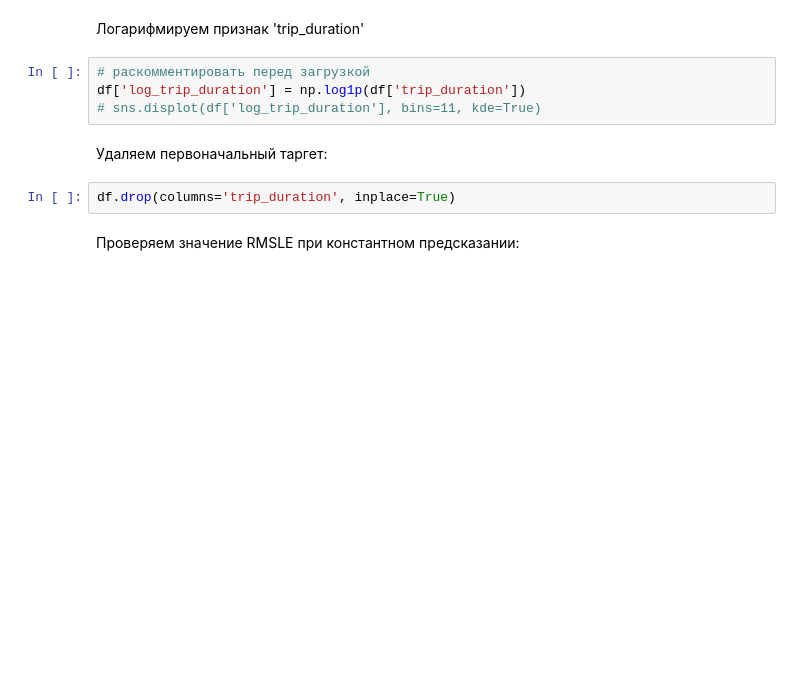
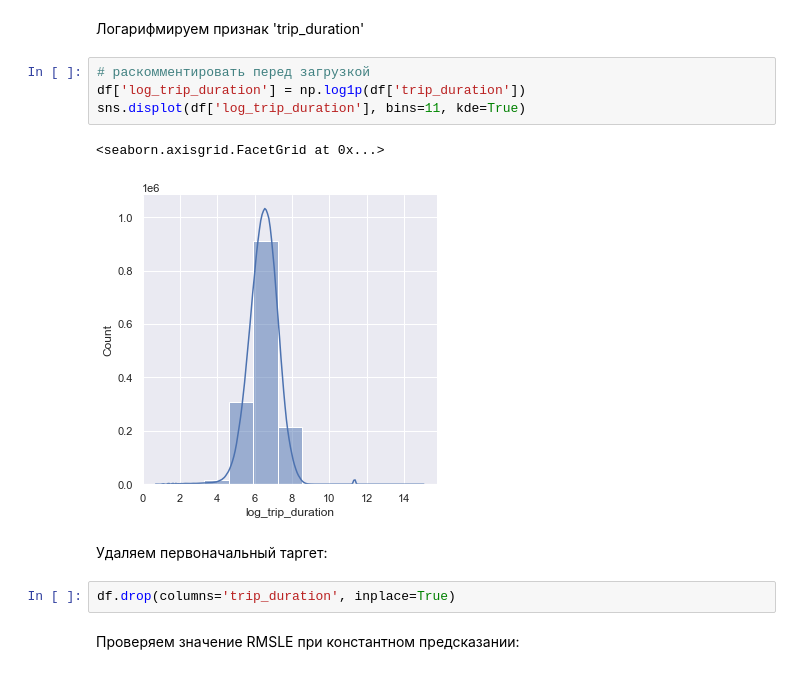
Before and after one commit to AndreyCh20/ml-course-hse-homeworks, a Jupyter notebook: 2/hw2.ipynb, the cells around one changed output. Saved outputs shown, nothing was run; the diff lists cells and outputs as text; blank space fills up the shorter version.

```diff
--- a/2/hw2.ipynb
+++ b/2/hw2.ipynb
@@ -68,7 +71,10 @@ df.drop(columns='dropoff_datetime', inplace=True)
 # %%
 # раскомментировать перед загрузкой
 df['log_trip_duration'] = np.log1p(df['trip_duration'])
-# sns.displot(df['log_trip_duration'], bins=11, kde=True)
+sns.displot(df['log_trip_duration'], bins=11, kde=True)
+# %% [output]
+<seaborn.axisgrid.FacetGrid at 0x...>
+[figure, added]
 # %% [markdown]
 Удаляем первоначальный таргет:
 # %%
```
Also changed, not shown: parts of 5 cells of this notebook.
